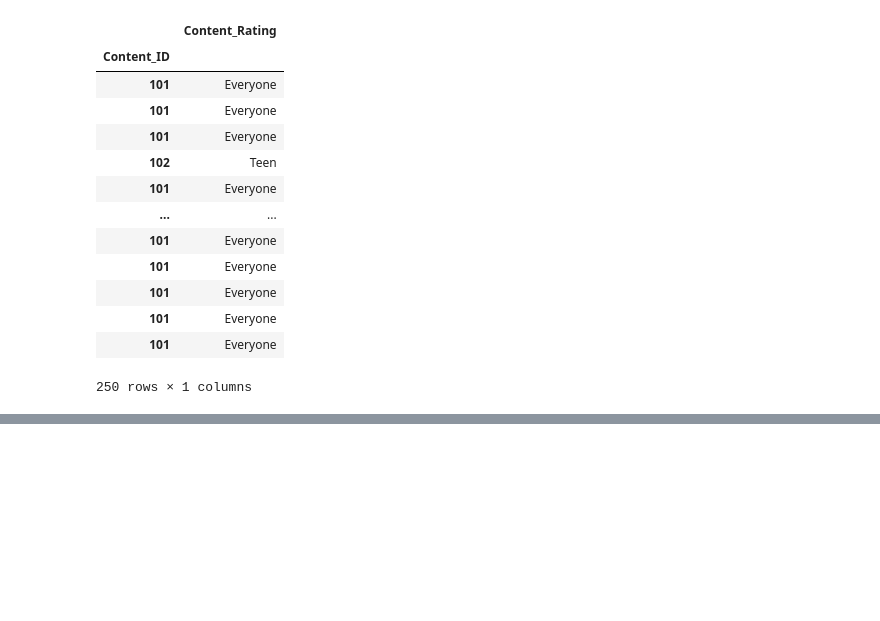
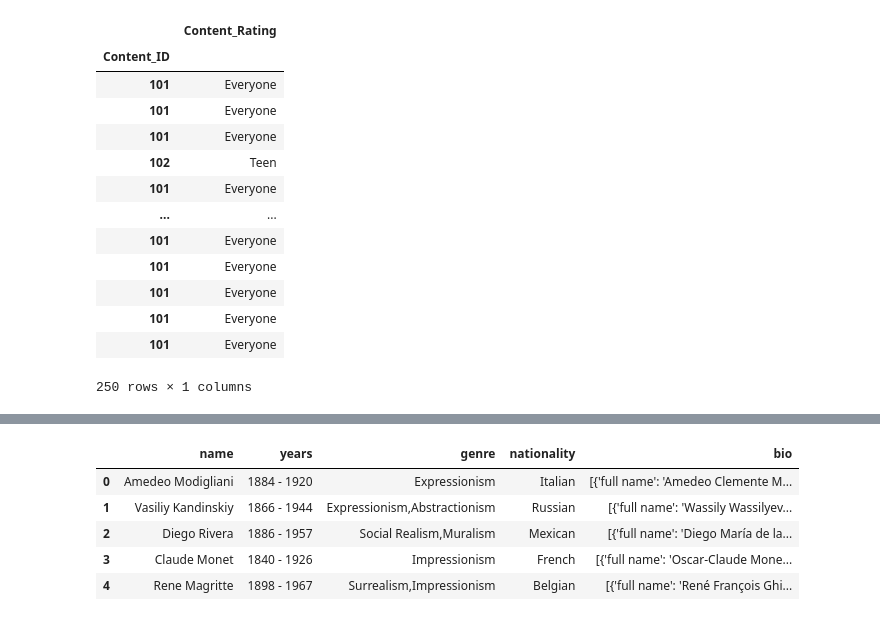
Before and after one commit to ecoplayer/sandbox, a Jupyter notebook: load_excel_&_json_pandas.ipynb, the cells around one changed output, grey strips where cells are left out. Saved outputs shown, nothing was run; the diff lists cells and outputs as text; code cells hidden in the pictures; blank space fills up the shorter version.

```diff
--- a/Excel_files_pandas.ipynb
+++ b/load_excel_&_json_pandas.ipynb
@@ -99,0 +140,13 @@ content_id_df
+# %%
+from pandas import json_normalize
+
+artist2 = json_normalize(json_dict)
+
+artist2
+# %% [output]
+|  | name | years | genre | nationality | bio |
+| 0 | Amedeo Modigliani | 1884 - 1920 | Expressionism | Italian | [{'full name': 'Amedeo Clemente M... |
+| 1 | Vasiliy Kandinskiy | 1866 - 1944 | Expressionism,Abstractionism | Russian | [{'full name': 'Wassily Wassilyev... |
+| 2 | Diego Rivera | 1886 - 1957 | Social Realism,Muralism | Mexican | [{'full name': 'Diego María de la... |
+| 3 | Claude Monet | 1840 - 1926 | Impressionism | French | [{'full name': 'Oscar-Claude Mone... |
+| 4 | Rene Magritte | 1898 - 1967 | Surrealism,Impressionism | Belgian | [{'full name': 'René François Ghi... |
```
Also changed, not shown: parts of 7 cells of this notebook, 1 other file.
